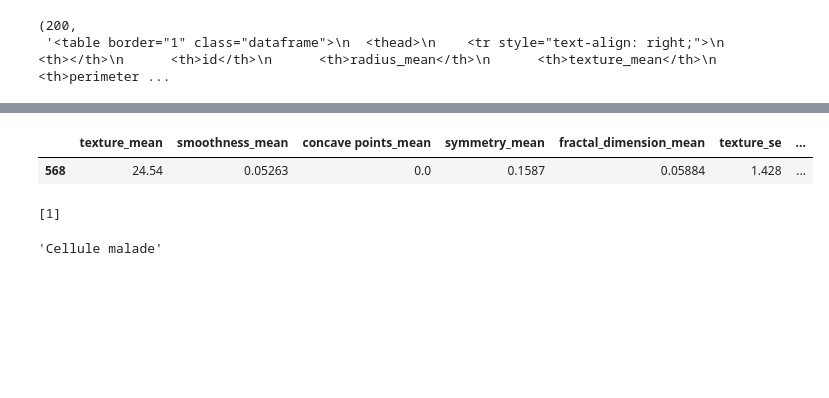
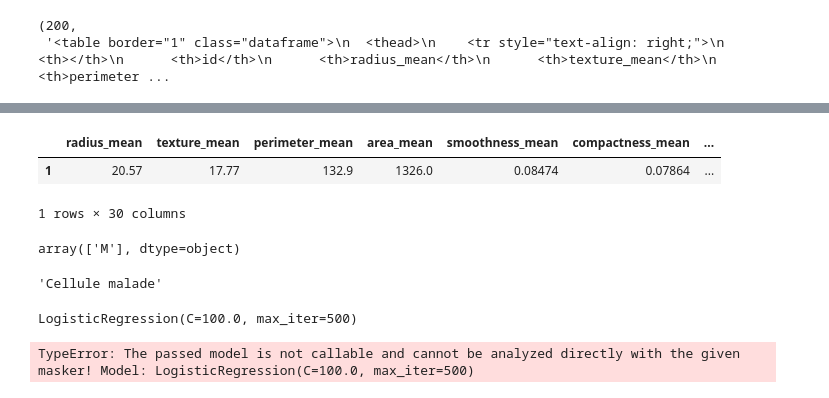
Before and after one commit to Laeti-dev/flask_streamlit, a Jupyter notebook: request.ipynb, the cells around one changed output, grey strips where cells are left out. Drawn from its saved outputs; the diff is of its cells as text; code cells hidden in the pictures; blank space fills up the shorter version.

```diff
--- a/request.ipynb
+++ b/request.ipynb
@@ -88,21 +65,26 @@ pipeline.get_params()
 # %%
-features = ['texture_mean', 'smoothness_mean', 'concave points_mean',
-            'symmetry_mean', 'fractal_dimension_mean', 'texture_se', 'perimeter_se',
-            'smoothness_se', 'compactness_se', 'concavity_se', 'concave points_se',
-            'symmetry_se', 'fractal_dimension_se', 'area_worst', 'smoothness_worst',
-            'symmetry_worst', 'fractal_dimension_worst']
+features = ['radius_mean', 'texture_mean', 'perimeter_mean',
+    'area_mean', 'smoothness_mean', 'compactness_mean', 'concavity_mean',
+    'concave points_mean', 'symmetry_mean', 'fractal_dimension_mean',
+    'radius_se', 'texture_se', 'perimeter_se', 'area_se', 'smoothness_se',
+    'compactness_se', 'concavity_se', 'concave points_se', 'symmetry_se',
+    'fractal_dimension_se', 'radius_worst', 'texture_worst',
+    'perimeter_worst', 'area_worst', 'smoothness_worst',
+    'compactness_worst', 'concavity_worst', 'concave points_worst',
+    'symmetry_worst', 'fractal_dimension_worst']
 # %%
-sample = {'id_selected': 92751}
+sample = {'id_selected': 842517}
 cell = df.loc[df['id'] == sample['id_selected']][features]
 cell
 # %% [output]
-|  | texture_mean | smoothness_mean | concave points_mean | symmetry_mean | fractal_dimension_mean | texture_se | ... |
-| 568 | 24.54 | 0.05263 | 0.0 | 0.1587 | 0.05884 | 1.428 | ... |
+|  | radius_mean | texture_mean | perimeter_mean | area_mean | smoothness_mean | compactness_mean | ... |
+| 1 | 20.57 | 17.77 | 132.9 | 1326.0 | 0.08474 | 0.07864 | ... |
+1 rows × 30 columns
 # %%
 # Predict with the pipeline 2/2
 prediction = pipeline.predict(cell)
-prediction.tolist()
+prediction
 # %% [output]
-[1]
+array(['M'], dtype=object)
 # %%
 #convert from 0 -> bénigne, maligne sinon
@@ -112,3 +94,12 @@ dict_ = {1:'Cellule malade', 0:'Cellule bénigne'}
 dict_[prediction[0]]
 # %% [output]
 'Cellule malade'
+# %%
+pipeline.steps[1][1]
+# %% [output]
+LogisticRegression(C=100.0, max_iter=500)
+# %%
+explainer = shap.Explainer(pipeline.steps[1][1])
+shap_values = explainer(cell)
+# %% [output]
+TypeError: The passed model is not callable and cannot be analyzed directly with the given masker! Model: LogisticRegression(C=100.0, max_iter=500)
```
Also changed, not shown: parts of 10 cells of this notebook, 5 other files.
